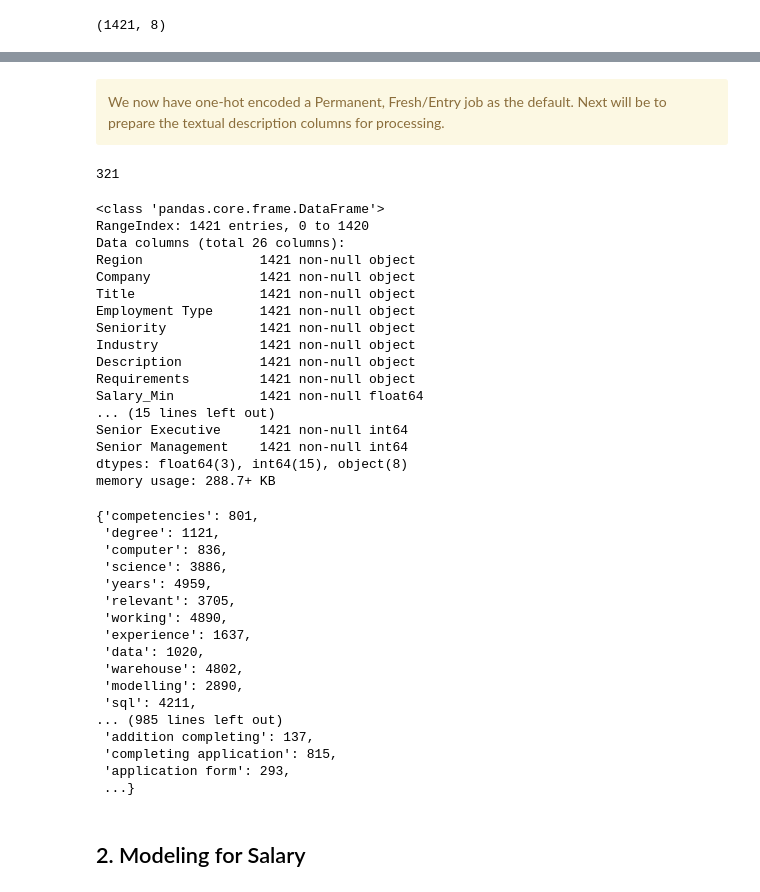
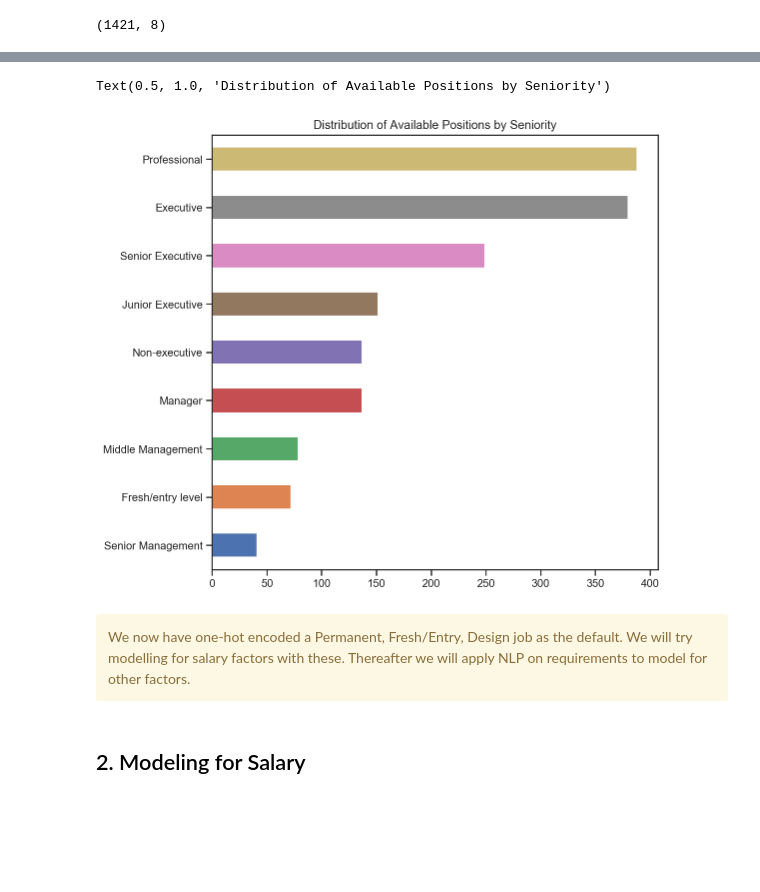
Before and after one commit to Toyletpak/GA-learning, a Jupyter notebook: project-4/Project 4 - - Dennis.ipynb, the cells around one changed output, grey strips where cells are left out. Drawn from its saved outputs; the diff is of its cells as text; code cells hidden in the pictures; blank space fills up the shorter version.

```diff
--- a/project-4/Project 4 - - Dennis.ipynb
+++ b/project-4/Project 4 - - Dennis.ipynb
@@ -482,3 +496,7 @@ employmentdummy = create_dummy('Employment Type',datapaidjobs2)
 employmentdummy.shape
 # %% [output]
 (1421, 8)
+# %%
+# creating a dummy variable df for industry types
+industrydummy = create_dummy('Industry',datapaidjobs2)
+industrydummy.shape
@@ -485,7 +505,8 @@ employmentdummy.shape
 # %%
 # merging all datasets together and then dropping
-datapaidjobsdummied = pd.concat([datapaidjobs2,employmentdummy,senioritydummy],axis=1)
-datapaidjobsdummied.drop(['index','Permanent','Fresh/entry level'],inplace=True,axis=1)
+datapaidjobsdummy = pd.concat([datapaidjobs2,employmentdummy,senioritydummy,industrydummy],axis=1)
+datapaidjobsdummied = datapaidjobsdummy.copy()
+datapaidjobsdummied.drop(['index','Permanent','Fresh/entry level','Design'],inplace=True,axis=1)
 datapaidjobsdummied.head()
 # %% [output]
 |  | Region | Company | Title | Employment Type | Seniority | Industry | Description | Requirements | ... |
@@ -498,4 +519,13 @@ datapaidjobsdummied.head()
+# %%
+plt.figure(figsize=(8,8))
+datapaidjobsdummy[['Executive', 'Fresh/entry level',
+       'Junior Executive', 'Manager', 'Middle Management', 'Non-executive',
+       'Professional', 'Senior Executive', 'Senior Management']].sum().sort_values().plot(kind='barh')
+plt.title('Distribution of Available Positions by Seniority')
+# %% [output]
+Text(0.5, 1.0, 'Distribution of Available Positions by Seniority')
+[figure, added]
 # %% [markdown]
 <div class="alert alert-block alert-warning">
-We now have one-hot encoded a Permanent, Fresh/Entry job as the default. Next will be to prepare the textual description columns for processing.
+We now have one-hot encoded a Permanent, Fresh/Entry, Design job as the default. We will try modelling for salary factors with these. Thereafter we will apply NLP on requirements to model for other factors.
 </div>
@@ -506,58 +532,3 @@ datapaidjobsdummied['Requirements'] = datapaidjobsdummied['Requirements'].str.re
-# %%
-custom_stop_words = list(ENGLISH_STOP_WORDS)
-
-# Adding own custom stopwords
-custom_stop_words.append('email')
-custom_stop_words.append('cv')
-custom_stop_words.append('is')
-
-len(custom_stop_words)
-# %% [output]
-321
-# %%
-# Null value in requirements throw error when doing countvectorizing, so imputing a stop-word so that it doesn't affect the data
-datapaidjobsdummied.Requirements.fillna('is',inplace=True)
-datapaidjobsdummied.info()
-# %% [output]
-<class 'pandas.core.frame.DataFrame'>
-RangeIndex: 1421 entries, 0 to 1420
-Data columns (total 26 columns):
-Region               1421 non-null object
-Company              1421 non-null object
-Title                1421 non-null object
-Employment Type      1421 non-null object
-Seniority            1421 non-null object
-Industry             1421 non-null object
-Description          1421 non-null object
-Requirements         1421 non-null object
-Salary_Min           1421 non-null float64
-... (15 lines left out)
-Senior Executive     1421 non-null int64
-Senior Management    1421 non-null int64
-dtypes: float64(3), int64(15), object(8)
-memory usage: 288.7+ KB
-# %%
-cvec = CountVectorizer(stop_words=custom_stop_words, ngram_range=(1,3),max_features= 5000)
-X = cvec.fit_transform(datapaidjobsdummied['Requirements'])
-cvec.vocabulary_
-# %% [output]
-{'competencies': 801,
- 'degree': 1121,
- 'computer': 836,
- 'science': 3886,
- 'years': 4959,
- 'relevant': 3705,
- 'working': 4890,
- 'experience': 1637,
- 'data': 1020,
- 'warehouse': 4802,
- 'modelling': 2890,
- 'sql': 4211,
-... (985 lines left out)
- 'addition completing': 137,
- 'completing application': 815,
- 'application form': 293,
- ...}
 # %% [markdown]
 ## 2. Modeling for Salary
 # %% [markdown]
```
Also changed, not shown: parts of 64 cells of this notebook.
